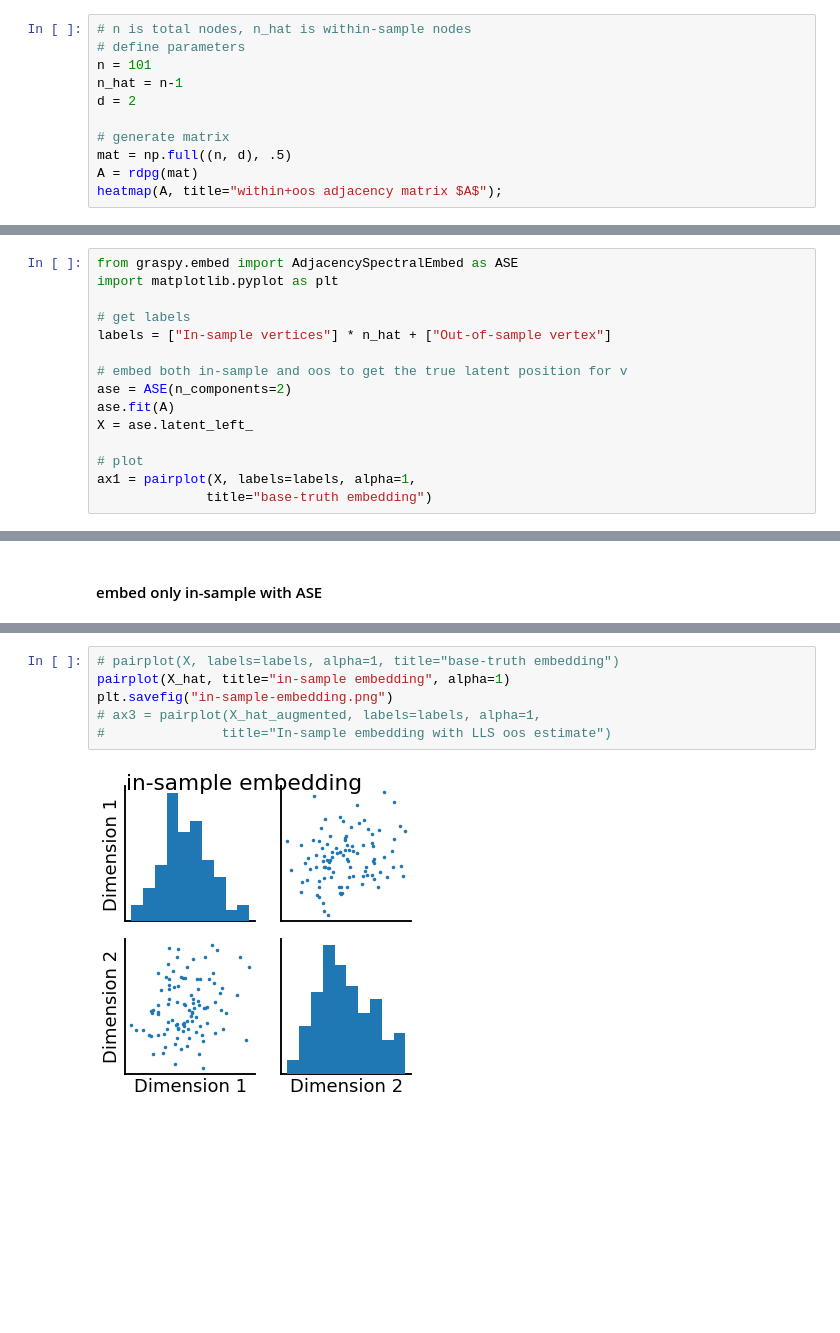
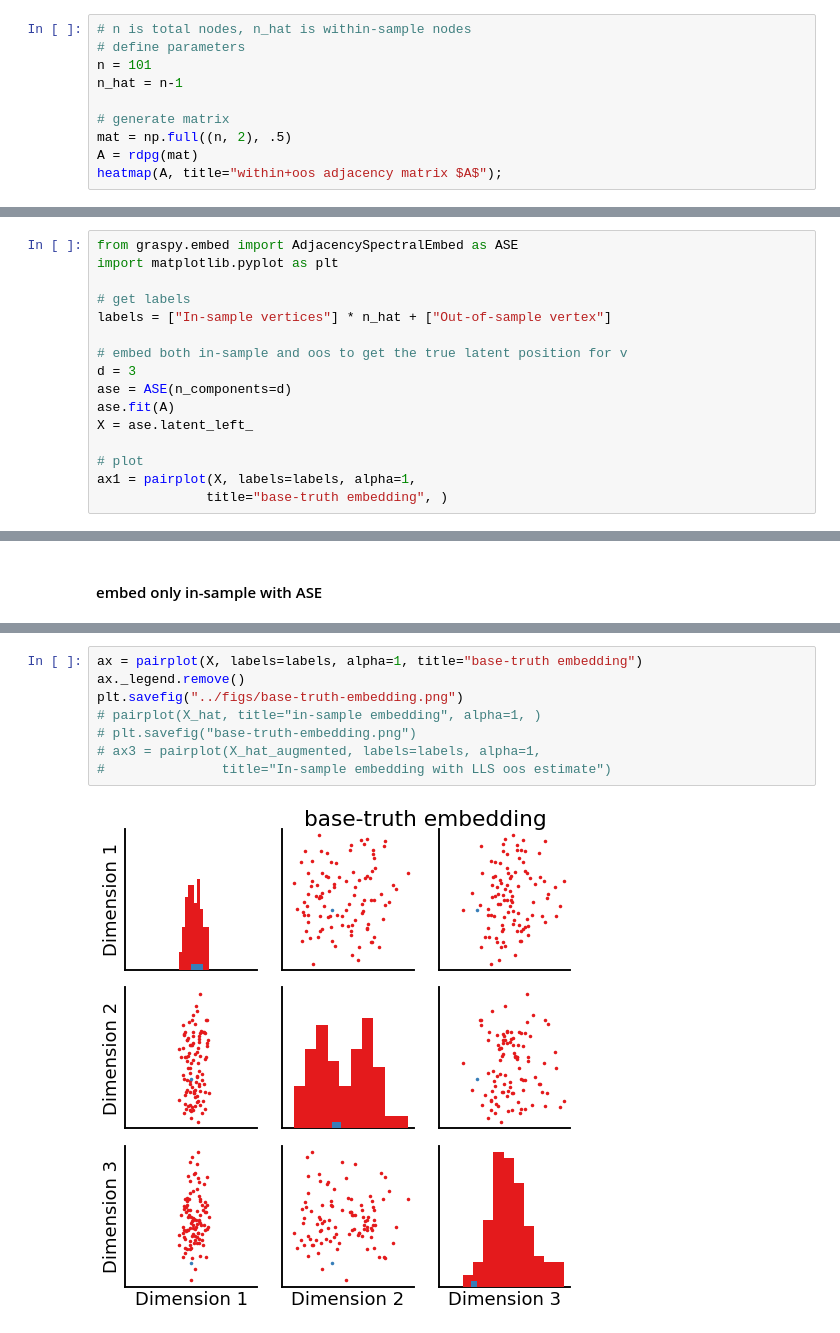
Before and after one commit to loftusa/graspy-personal, a Jupyter notebook: notebooks/ASE_and_oos.ipynb, the cells around one changed output, grey strips where cells are left out. Drawn from its saved outputs; the diff is of its cells as text; blank space fills up the shorter version.

```diff
--- a/notebooks/ASE_and_oos.ipynb
+++ b/notebooks/ASE_and_oos.ipynb
@@ -13,10 +13,9 @@ Create some augmented graph $A$, which is the adjacency matrix of $\hat{G} = ([n
 # define parameters
 n = 101
 n_hat = n-1
-d = 2
 
 # generate matrix
-mat = np.full((n, d), .5)
+mat = np.full((n, 2), .5)
 A = rdpg(mat)
 heatmap(A, title="within+oos adjacency matrix $A$");
 # %% [output]
@@ -35,11 +42,12 @@ import matplotlib.pyplot as plt
 labels = ["In-sample vertices"] * n_hat + ["Out-of-sample vertex"]
 
 # embed both in-sample and oos to get the true latent position for v
-ase = ASE(n_components=2)
+d = 3
+ase = ASE(n_components=d)
 ase.fit(A)
 X = ase.latent_left_
 
 # plot
 ax1 = pairplot(X, labels=labels, alpha=1,
-              title="base-truth embedding")
+              title="base-truth embedding", )
 # %% [output]
@@ -90,8 +136,10 @@ ax3 = pairplot(X_hat_augmented, labels=labels, alpha=1,
 # %%
-# pairplot(X, labels=labels, alpha=1, title="base-truth embedding")
-pairplot(X_hat, title="in-sample embedding", alpha=1)
-plt.savefig("in-sample-embedding.png")
+ax = pairplot(X, labels=labels, alpha=1, title="base-truth embedding")
+ax._legend.remove()
+plt.savefig("../figs/base-truth-embedding.png")
+# pairplot(X_hat, title="in-sample embedding", alpha=1, )
+# plt.savefig("base-truth-embedding.png")
 # ax3 = pairplot(X_hat_augmented, labels=labels, alpha=1,
 #               title="In-sample embedding with LLS oos estimate")
 # %% [output]
-[figure, old version]
+[figure, new version]
```
Also changed, not shown: parts of 15 cells of this notebook, 5 other files.
